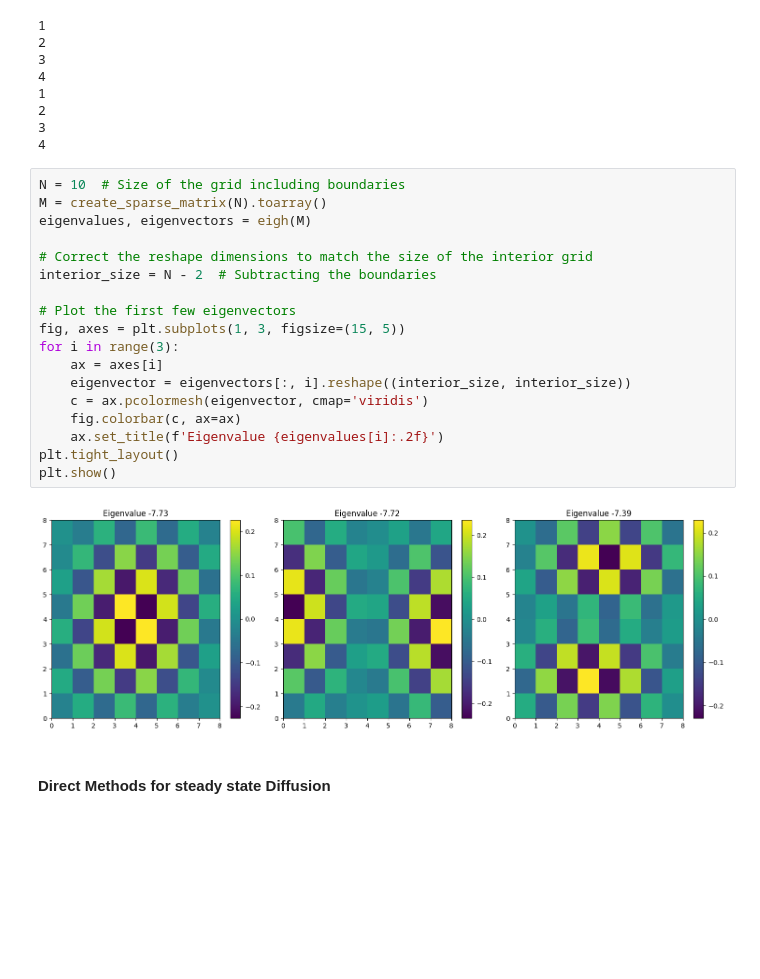
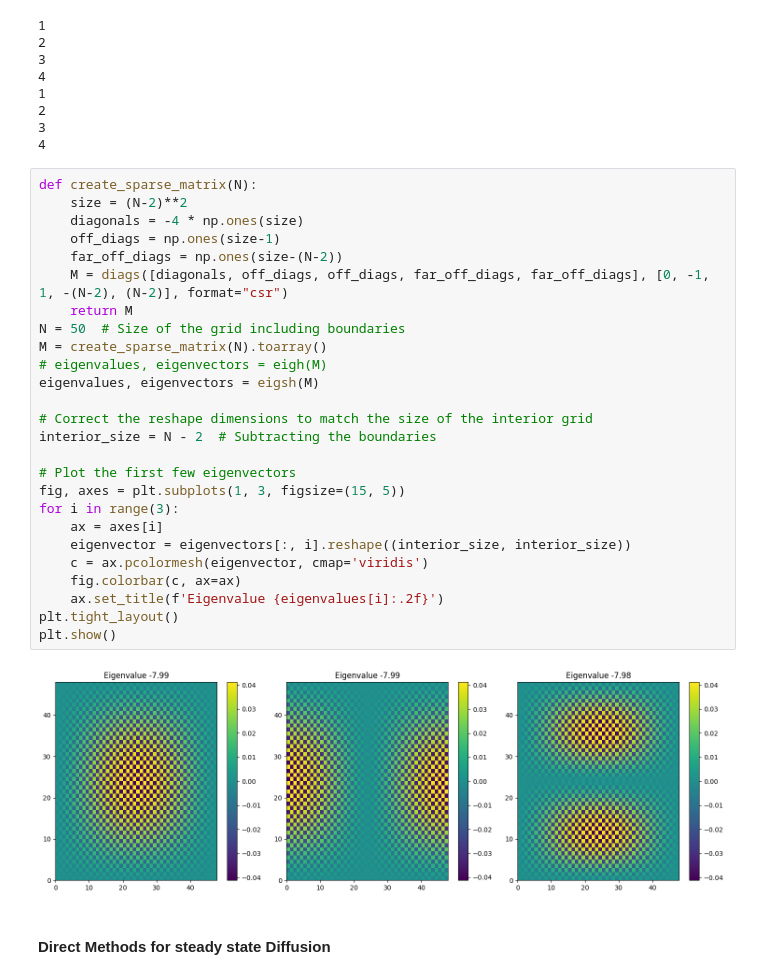
Before and after one commit to shreyaraghavendra/scientific-computing-group2, a Jupyter notebook: set3.ipynb, the cells around one changed output. Saved outputs shown, nothing was run; the diff lists cells and outputs as text; blank space fills up the shorter version.

Commit message:
plots_updated

```diff
--- a/set3.ipynb
+++ b/set3.ipynb
@@ -144,25 +144,33 @@ plt.show()
 3
 4
 # %%
-N = 10  # Size of the grid including boundaries
+def create_sparse_matrix(N):
+    size = (N-2)**2
+    diagonals = -4 * np.ones(size)
+    off_diags = np.ones(size-1)
+    far_off_diags = np.ones(size-(N-2))
+    M = diags([diagonals, off_diags, off_diags, far_off_diags, far_off_diags], [0, -1, 1, -(N-2), (N-2)], format="csr")
+    return M
+N = 50  # Size of the grid including boundaries
 M = create_sparse_matrix(N).toarray()
-eigenvalues, eigenvectors = eigh(M)
+# eigenvalues, eigenvectors = eigh(M)
+eigenvalues, eigenvectors = eigsh(M)
 
 # Correct the reshape dimensions to match the size of the interior grid
 interior_size = N - 2  # Subtracting the boundaries
 
 # Plot the first few eigenvectors
 fig, axes = plt.subplots(1, 3, figsize=(15, 5))
 for i in range(3):
     ax = axes[i]
     eigenvector = eigenvectors[:, i].reshape((interior_size, interior_size))
     c = ax.pcolormesh(eigenvector, cmap='viridis')
     fig.colorbar(c, ax=ax)
     ax.set_title(f'Eigenvalue {eigenvalues[i]:.2f}')
 plt.tight_layout()
 plt.show()
 # %% [output]
-[figure, old version]
+[figure, new version]
 # %% [markdown]
 #### Direct Methods for steady state Diffusion
 # %% [markdown]
```
Also changed, not shown: parts of 1 cell of this notebook.
